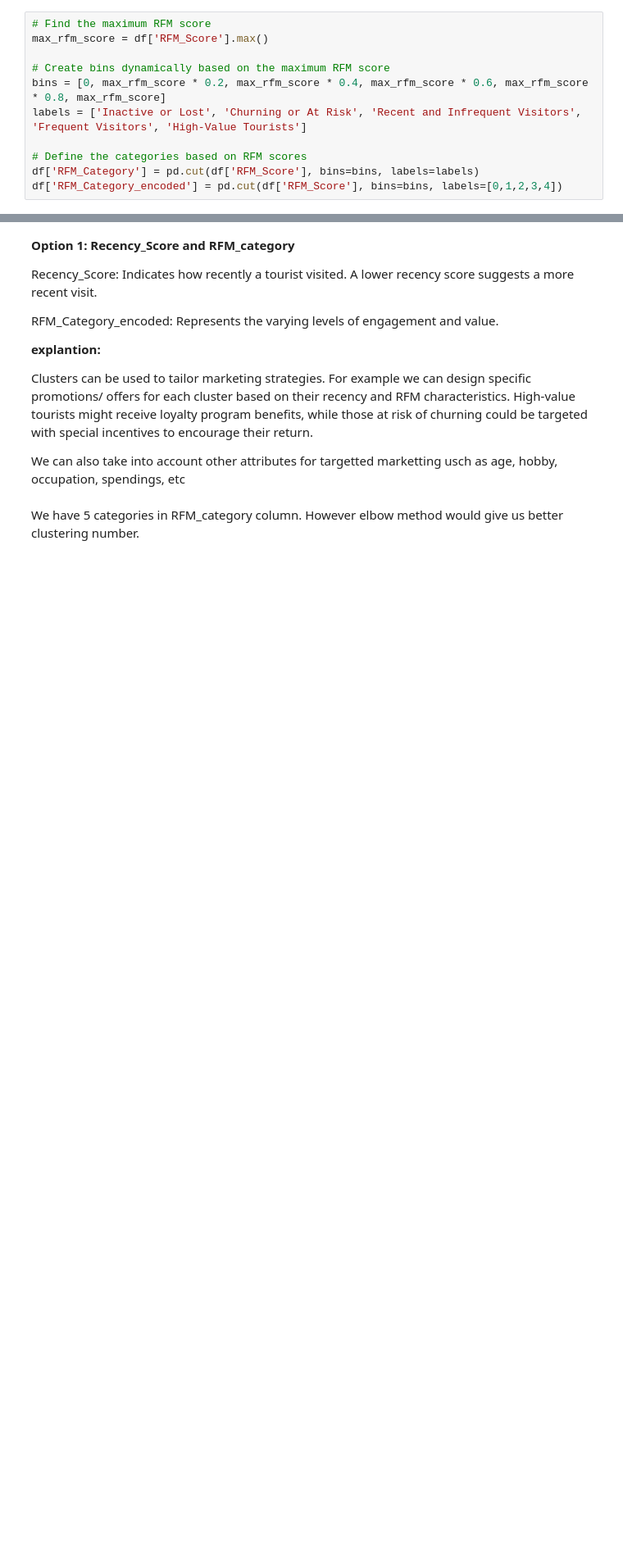
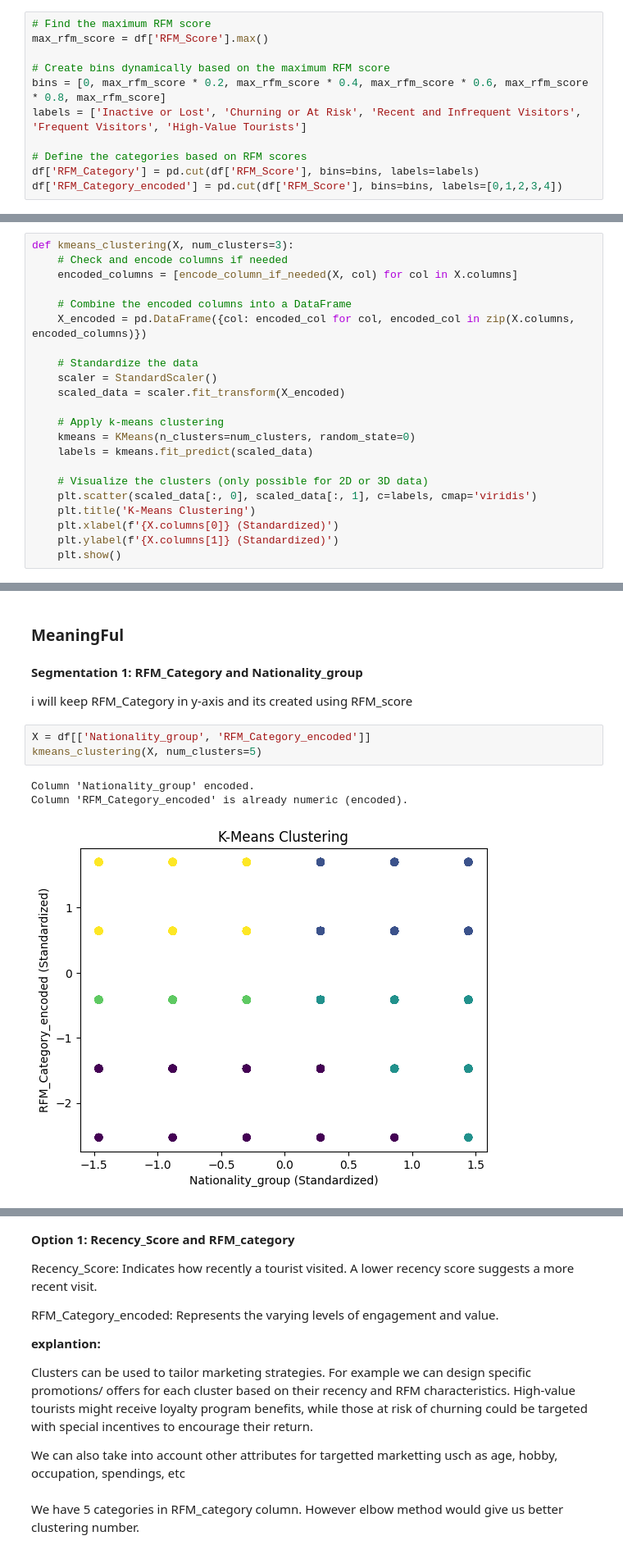
Before and after one commit to NajlaZuhir/CRM_Data, a Jupyter notebook: AI_profiling.ipynb, the cells around one changed output, grey strips where cells are left out. Shown: that part at 82% size. Cells and saved outputs as stored; diff of their text form; blank space fills up the shorter version.

```diff
--- a/AI_profiling.ipynb
+++ b/AI_profiling.ipynb
@@ -193,0 +199,22 @@ def cluster_and_plot(data, num_clusters):
+# %%
+def kmeans_clustering(X, num_clusters=3):
+    # Check and encode columns if needed
+    encoded_columns = [encode_column_if_needed(X, col) for col in X.columns]
+
+    # Combine the encoded columns into a DataFrame
+    X_encoded = pd.DataFrame({col: encoded_col for col, encoded_col in zip(X.columns, encoded_columns)})
+
+    # Standardize the data
+    scaler = StandardScaler()
+    scaled_data = scaler.fit_transform(X_encoded)
+
+    # Apply k-means clustering
+    kmeans = KMeans(n_clusters=num_clusters, random_state=0)
+    labels = kmeans.fit_predict(scaled_data)
+
+    # Visualize the clusters (only possible for 2D or 3D data)
+    plt.scatter(scaled_data[:, 0], scaled_data[:, 1], c=labels, cmap='viridis')
+    plt.title('K-Means Clustering')
+    plt.xlabel(f'{X.columns[0]} (Standardized)')
+    plt.ylabel(f'{X.columns[1]} (Standardized)')
+    plt.show()
@@ -193,0 +236,13 @@ def cluster_and_plot(data, num_clusters):
+# %% [markdown]
+### MeaningFul
+# %% [markdown]
+**Segmentation 1: RFM_Category and Nationality_group**
+
+i will keep RFM_Category in y-axis and its created using RFM_score
+# %%
+X = df[['Nationality_group', 'RFM_Category_encoded']]
+kmeans_clustering(X, num_clusters=5)
+# %% [output]
+Column 'Nationality_group' encoded.
+Column 'RFM_Category_encoded' is already numeric (encoded).
+[figure, added]
```
Also changed, not shown: parts of 38 cells of this notebook.
